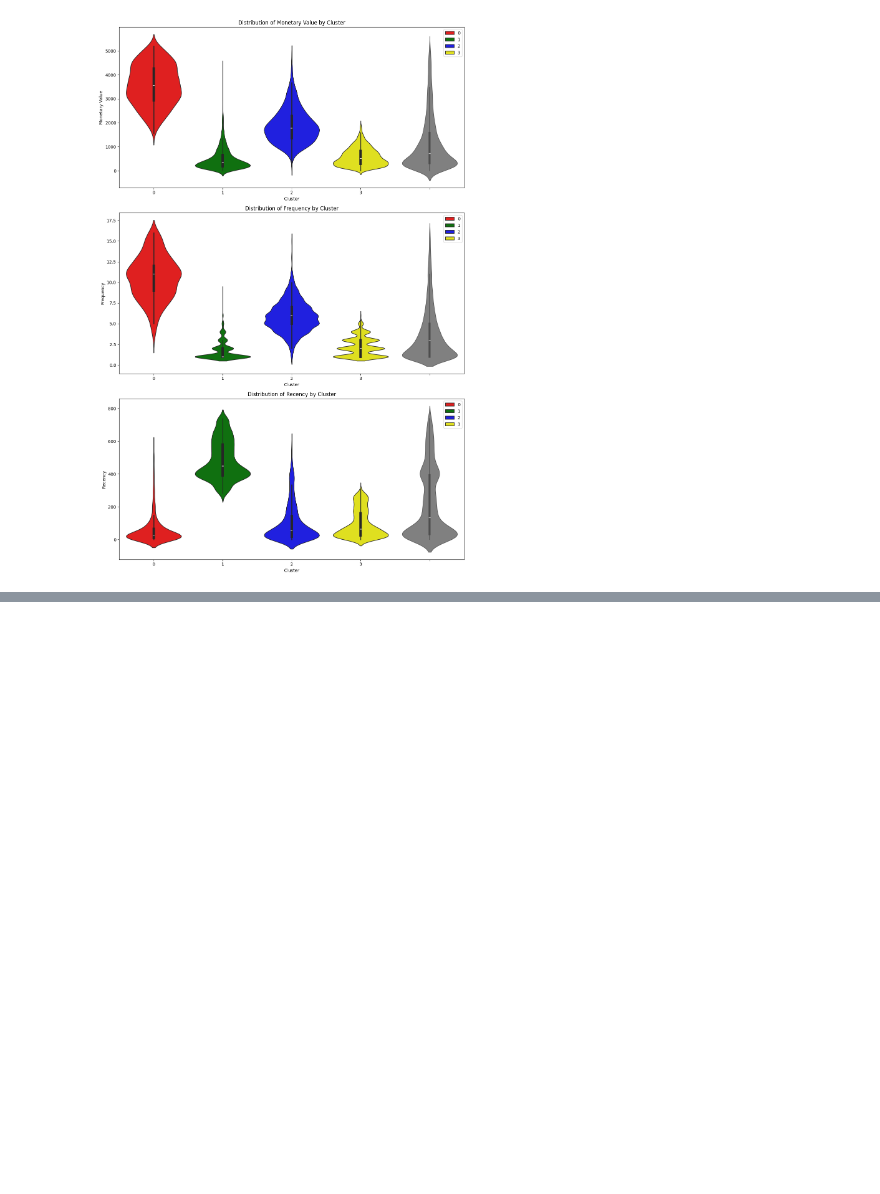
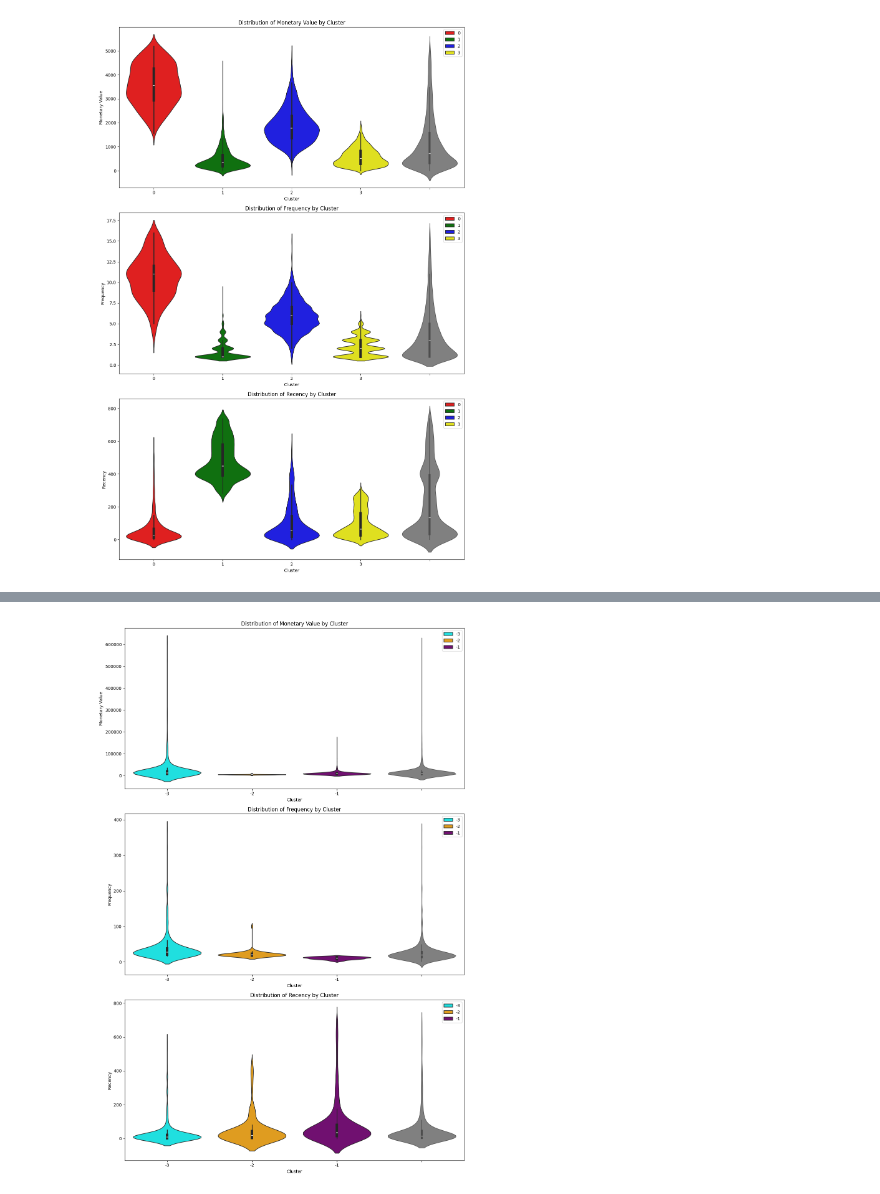
Before and after one commit to salim928/Customer-sentiment-with-kMeans, a Jupyter notebook: Customer_sentiment_with_kMeans.ipynb, the cells around one changed output, grey strips where cells are left out. Cells and saved outputs as stored; diff of their text form; code cells hidden in the pictures; blank space fills up the shorter version.

```diff
--- a/Customer_sentiment_with_kMeans.ipynb
+++ b/Customer_sentiment_with_kMeans.ipynb
@@ -31,7 +31,7 @@ df.head()
 | 3 | 489434 | 22041 | RECORD FRAME 7" SINGLE SIZE | 48 | 2009-12-01 07:45:00 | 2.10 | 13085.00 | United Kingdom |
 | 4 | 489434 | 21232 | STRAWBERRY CERAMIC TRINKET BOX | 24 | 2009-12-01 07:45:00 | 1.25 | 13085.00 | United Kingdom |
 # %%
-df.loc[:, 'InvoiceDate'] = pd.to_datetime(df['InvoiceDate'])
+df.loc[:, 'InvoiceDate'] = pd.to_datetime(df['InvoiceDate'], errors='coerce')
 # %%
 df.head(10)
 # %% [output]
@@ -1056,0 +1055,14 @@ fig.show()
+# %%
+overlap_indices = monetary_outliers_df.index.intersection(frequency_outliers_df.index)
+
+monetary_only_outliers = monetary_outliers_df.drop(overlap_indices)
+frequncey_only_outliers = frequency_outliers_df.drop(overlap_indices)
+monetary_and_frequncey_outliers = monetary_outliers_df.loc[overlap_indices]
+
+monetary_only_outliers['Cluster'] = -1
+frequncey_only_outliers['Cluster'] = -2
+monetary_and_frequncey_outliers['Cluster'] = -3
+
+outlier_clusters_df = pd.concat([monetary_only_outliers, frequncey_only_outliers, monetary_and_frequncey_outliers])
+
+outlier_clusters_df
@@ -1056,0 +1083,35 @@ fig.show()
+# %%
+cluster_colors = {
+    0: 'red',
+    1: 'green',
+    2: 'blue',
+    3: 'yellow',
+    -1: 'purple', # Added color for outlier cluster -1
+    -2: 'orange', # Added color for outlier cluster -2
+    -3: 'cyan'    # Added color for outlier cluster -3
+}
+
+plt.figure(figsize=(12,18))
+
+plt.subplot(3, 1, 1)
+sns.violinplot(x=outlier_clusters_df['Cluster'], y=outlier_clusters_df['MonetaryValue'], palette=cluster_colors, hue=outlier_clusters_df['Cluster'])
+sns.violinplot(y=outlier_clusters_df['MonetaryValue'], color='gray', linewidth=1.0)
+plt.ylabel('Monetary Value')
+plt.title('Distribution of Monetary Value by Cluster')
+
+plt.subplot(3, 1, 2)
+sns.violinplot(x=outlier_clusters_df['Cluster'], y=outlier_clusters_df['Frequency'], palette=cluster_colors, hue=outlier_clusters_df['Cluster'])
+sns.violinplot(y=outlier_clusters_df['Frequency'], color='gray', linewidth=1.0)
+plt.ylabel('Frequency')
+plt.title('Distribution of Frequency by Cluster')
+
+plt.subplot(3, 1, 3)
+sns.violinplot(x=outlier_clusters_df['Cluster'], y=outlier_clusters_df['Recency'], palette=cluster_colors, hue=outlier_clusters_df['Cluster'])
+sns.violinplot(y=outlier_clusters_df['Recency'], color='gray', linewidth=1.0)
+plt.ylabel('Recency')
+plt.title('Distribution of Recency by Cluster')
+
+plt.tight_layout()
+plt.show()
+# %% [output]
+[figure, added]
```
Also changed, not shown: parts of 9 cells of this notebook.
